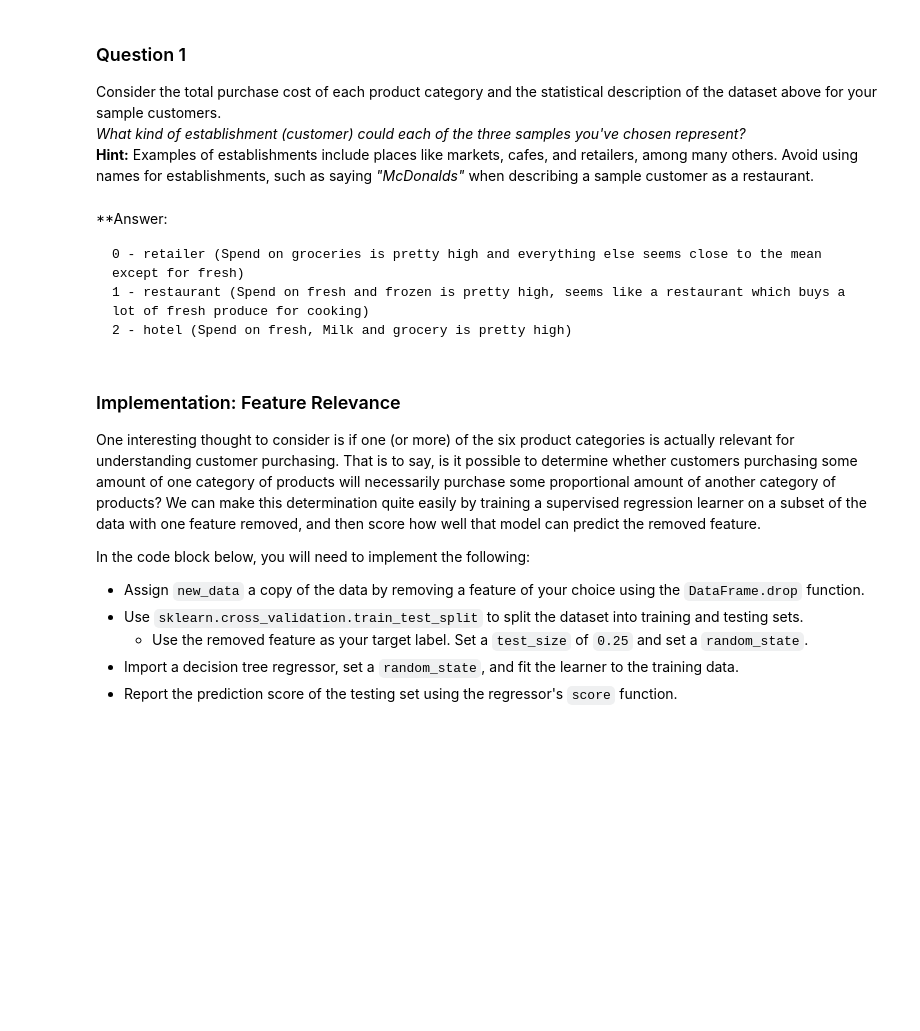
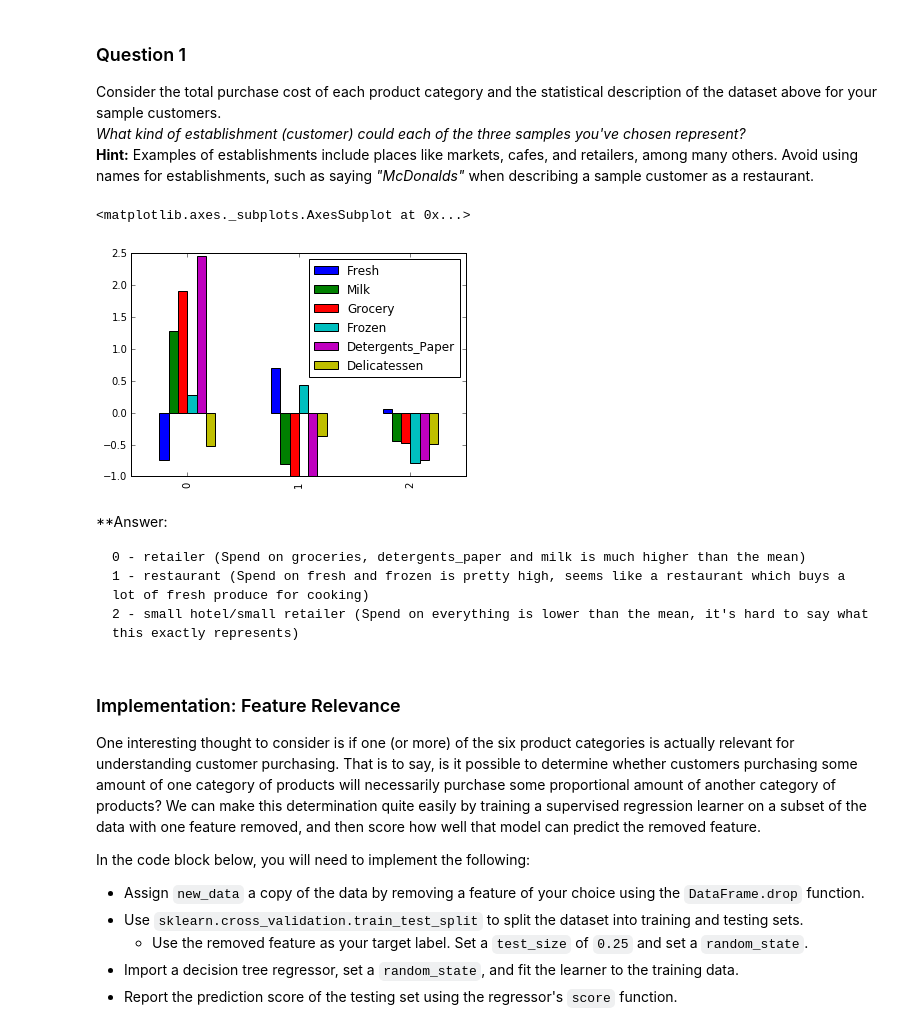
Before and after one commit to krai20/machine-learning, a Jupyter notebook: projects/creating_customer_segments/customer_segments.ipynb, the cells around one changed output. Cells and saved outputs as stored; diff of their text form; code cells hidden in the pictures; blank space fills up the shorter version.

```diff
--- a/projects/creating_customer_segments/customer_segments.ipynb
+++ b/projects/creating_customer_segments/customer_segments.ipynb
@@ -78,9 +80,14 @@ Consider the total purchase cost of each product category and the statistical de
+# %%
+((samples-data.mean()) / data.mean()).plot(kind='bar')
+# %% [output]
+<matplotlib.axes._subplots.AxesSubplot at 0x...>
+[figure, added]
 # %% [markdown]
 **Answer:
 
-    0 - retailer (Spend on groceries is pretty high and everything else seems close to the mean except for fresh)
+    0 - retailer (Spend on groceries, detergents_paper and milk is much higher than the mean)
     1 - restaurant (Spend on fresh and frozen is pretty high, seems like a restaurant which buys a lot of fresh produce for cooking)
-    2 - hotel (Spend on fresh, Milk and grocery is pretty high)
+    2 - small hotel/small retailer (Spend on everything is lower than the mean, it's hard to say what this exactly represents)
 # %% [markdown]
 ### Implementation: Feature Relevance
 One interesting thought to consider is if one (or more) of the six product categories is actually relevant for understanding customer purchasing. That is to say, is it possible to determine whether customers purchasing some amount of one category of products will necessarily purchase some proportional amount of another category of products? We can make this determination quite easily by training a supervised regression learner on a subset of the data with one feature removed, and then score how well that model can predict the removed feature.
```
Also changed, not shown: parts of 3 cells of this notebook, 1 other file.
